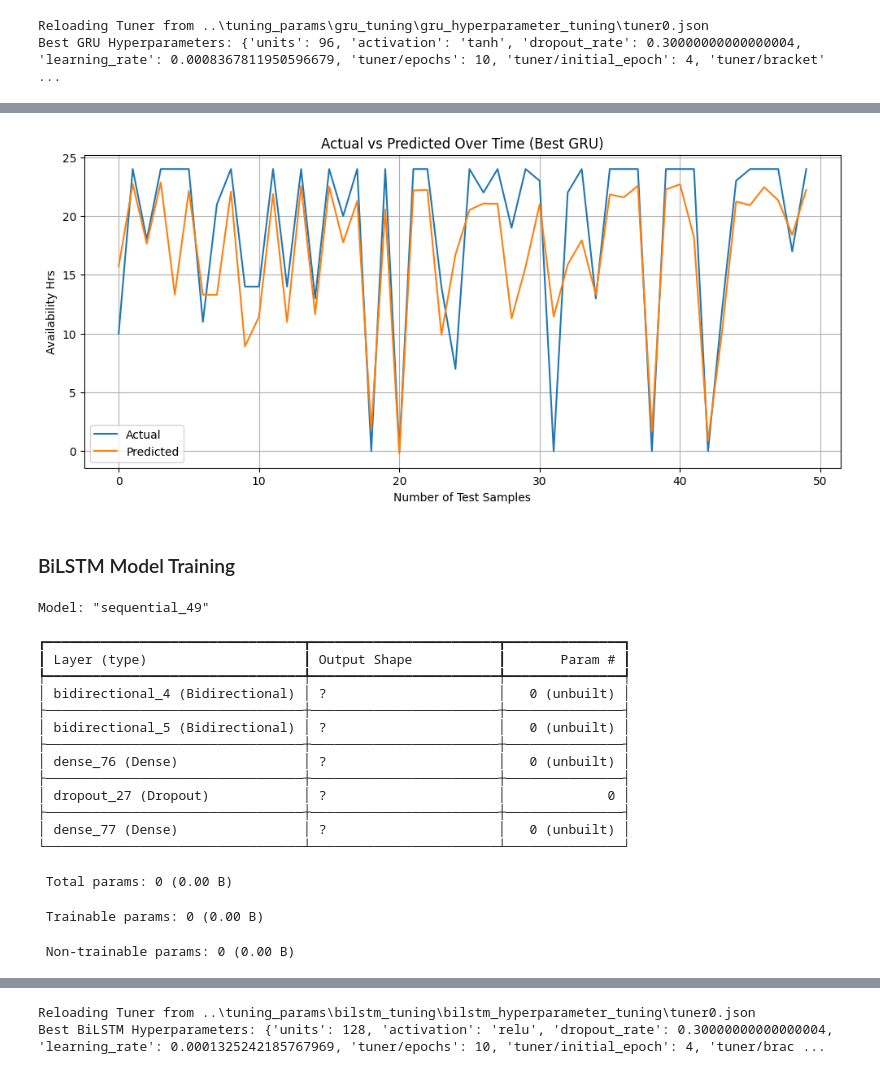
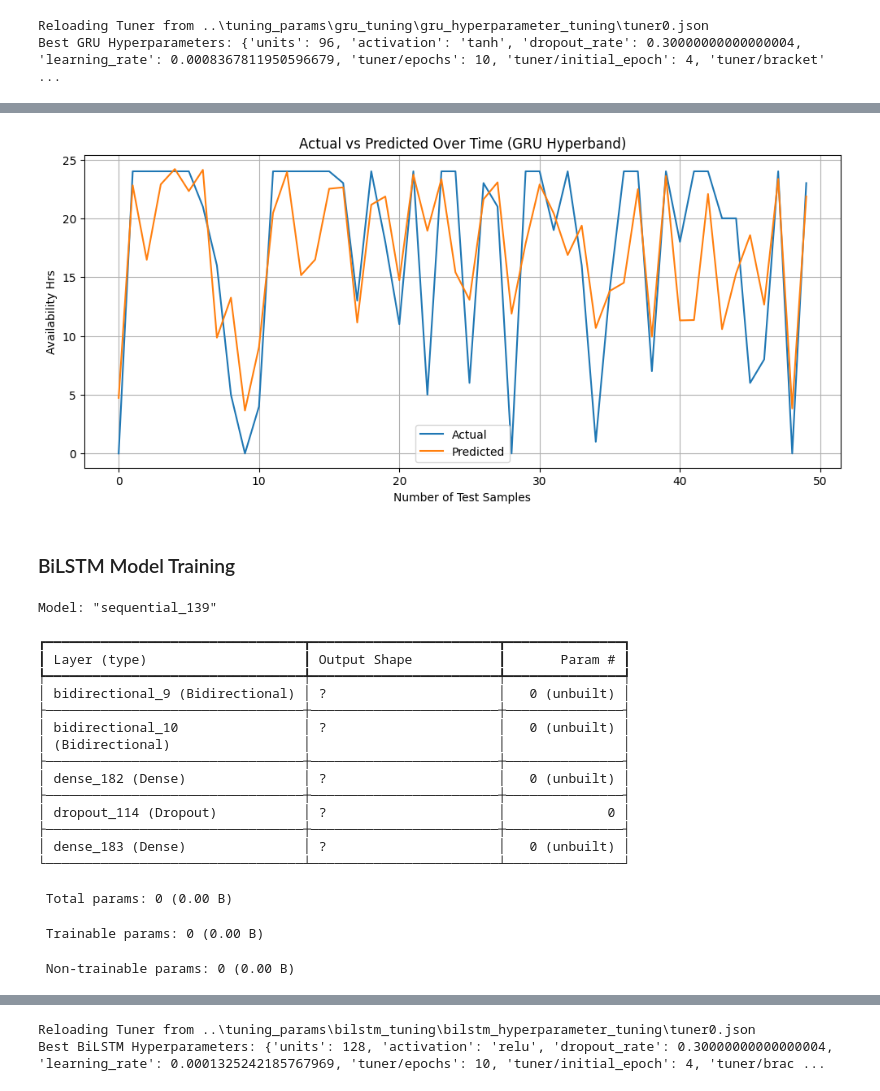
Before and after one commit to Giwa-ibrahim/power-system-availabilty, a Jupyter notebook: src/model_train.ipynb, the cells around one changed output, grey strips where cells are left out. Cells and saved outputs as stored; diff of their text form; code cells hidden in the pictures.

```diff
--- a/src/model_train.ipynb
+++ b/src/model_train.ipynb
@@ -222,7 +222,7 @@ def create_sequences(X, y, time_steps):
         y_seq.append(y[i + time_steps])            # predict the future y
     return np.array(X_seq), np.array(y_seq)
 
-time_steps = 7 # Use 7 previous time steps
+time_steps = 24 # Use 24 previous time steps
 mask = ~np.isnan(X_scaled).any(axis=1) #Remove nan value
 X_scaled_clean = X_scaled[mask]
 X_seq, y_seq = create_sequences(X_scaled_clean, y_scaled, time_steps)
@@ -330,7 +330,7 @@ def plot_actual_vs_predicted(model, model_name="Model"):
     plt.figure(figsize=(12, 5))
     plt.plot(y_true[:50], label='Actual')
     plt.plot(y_pred[:50], label='Predicted')
-    plt.title(f'Actual vs Predicted Over Time ({model_name})')
+    plt.title(f'Actual vs Predicted Over Time {model_name})')
     plt.xlabel('Number of Test Samples')
     plt.ylabel('Availability Hrs')
     plt.legend()
@@ -1091,3 +1324,3 @@ gru_best_metrics_dict
 # %%
-plot_actual_vs_predicted(best_gru_model, "Best GRU")
+plot_actual_vs_predicted(best_gru_model, "GRU Hyperband")
 # %% [output]
@@ -1095,4 +1328,4 @@ plot_actual_vs_predicted(best_gru_model, "Best GRU")
-[figure, old version]
+[figure, new version]
 # %% [markdown]
 ### BiLSTM Model Training
 # %%
@@ -1112,19 +1345,20 @@ def build_bilstm_model(input_shape):
 bilstm_model = build_bilstm_model((X_train.shape[1], X_train.shape[2]))  # Define input shape
 bilstm_model.summary()
 # %% [output]
-Model: "sequential_49"
+Model: "sequential_139"
 ┏━━━━━━━━━━━━━━━━━━━━━━━━━━━━━━━━━┳━━━━━━━━━━━━━━━━━━━━━━━━┳━━━━━━━━━━━━━━━┓
 ┃ Layer (type)                    ┃ Output Shape           ┃       Param # ┃
 ┡━━━━━━━━━━━━━━━━━━━━━━━━━━━━━━━━━╇━━━━━━━━━━━━━━━━━━━━━━━━╇━━━━━━━━━━━━━━━┩
-│ bidirectional_4 (Bidirectional) │ ?                      │   0 (unbuilt) │
+│ bidirectional_9 (Bidirectional) │ ?                      │   0 (unbuilt) │
 ├─────────────────────────────────┼────────────────────────┼───────────────┤
-│ bidirectional_5 (Bidirectional) │ ?                      │   0 (unbuilt) │
+│ bidirectional_10                │ ?                      │   0 (unbuilt) │
+│ (Bidirectional)                 │                        │               │
 ├─────────────────────────────────┼────────────────────────┼───────────────┤
-│ dense_76 (Dense)                │ ?                      │   0 (unbuilt) │
+│ dense_182 (Dense)               │ ?                      │   0 (unbuilt) │
 ├─────────────────────────────────┼────────────────────────┼───────────────┤
-│ dropout_27 (Dropout)            │ ?                      │             0 │
+│ dropout_114 (Dropout)           │ ?                      │             0 │
 ├─────────────────────────────────┼────────────────────────┼───────────────┤
-│ dense_77 (Dense)                │ ?                      │   0 (unbuilt) │
+│ dense_183 (Dense)               │ ?                      │   0 (unbuilt) │
 └─────────────────────────────────┴────────────────────────┴───────────────┘
  Total params: 0 (0.00 B)
  Trainable params: 0 (0.00 B)
```
Also changed, not shown: parts of 120 cells of this notebook, 5 other files.
